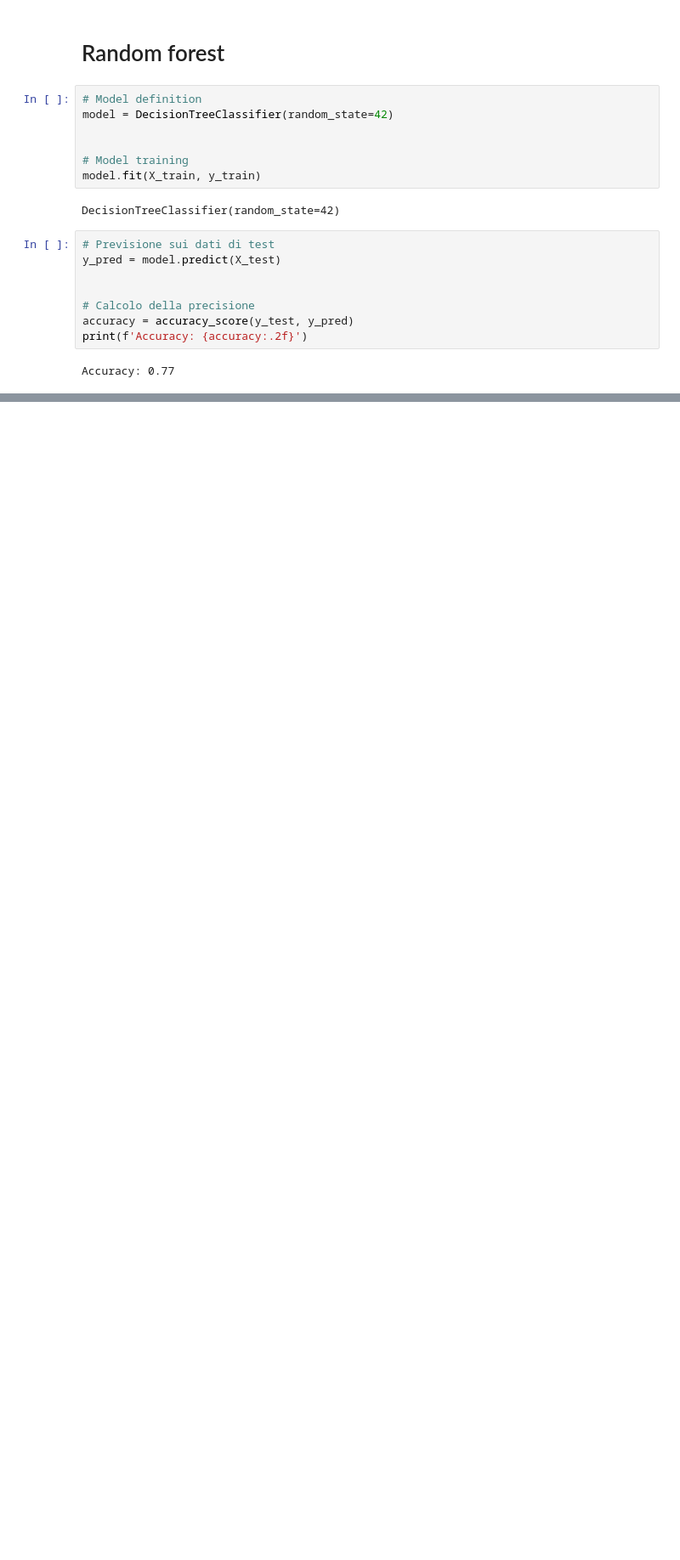
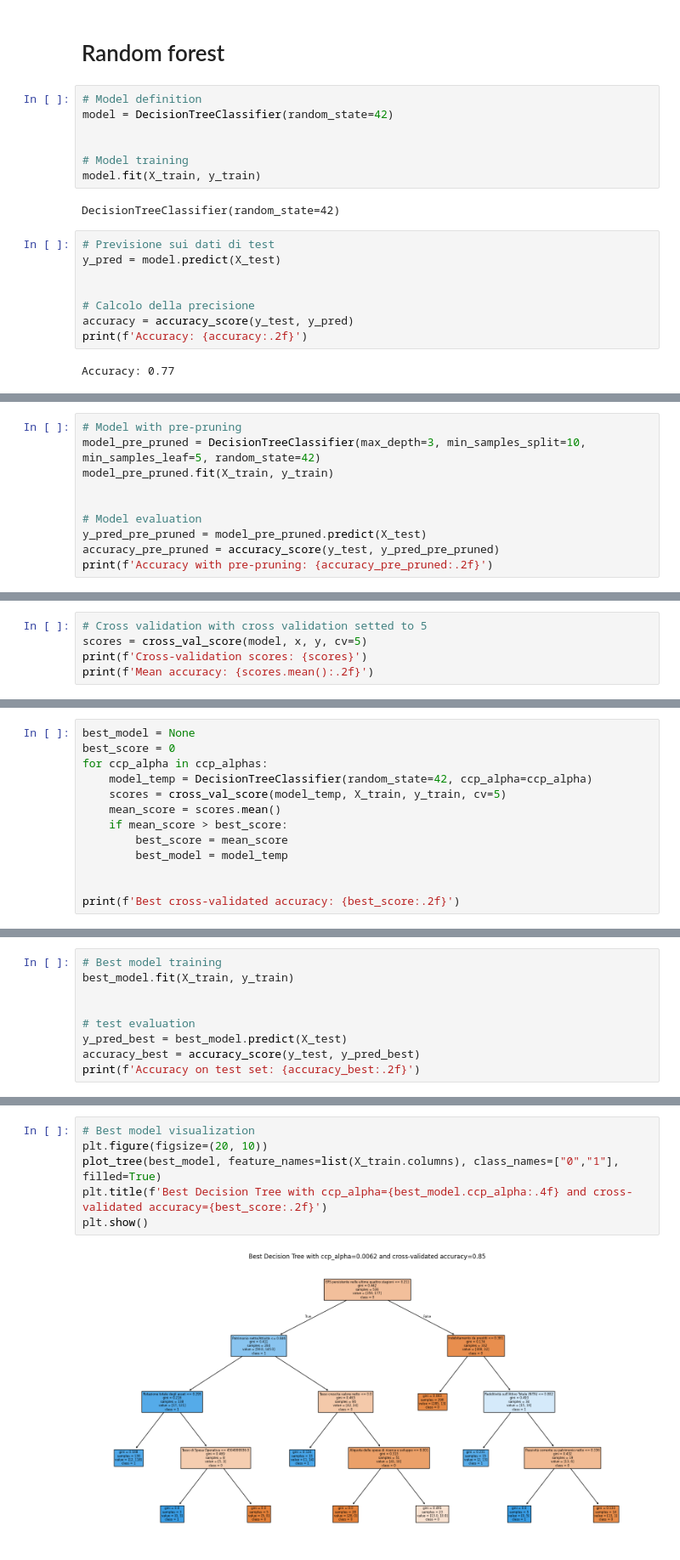
Before and after one commit to PierandreaMartella/CompanyBankruptcyPrediction, a Jupyter notebook: Main.ipynb, the cells around one changed output, grey strips where cells are left out. Shown at 85% size. Saved outputs shown, nothing was run; the diff lists cells and outputs as text; blank space fills up the shorter version.

Commit message:
cross validation

```diff
--- a/Main.ipynb
+++ b/Main.ipynb
@@ -850,0 +883,10 @@ NameError: name 'plt' is not defined
+# %%
+# Model with pre-pruning
+model_pre_pruned = DecisionTreeClassifier(max_depth=3, min_samples_split=10, min_samples_leaf=5, random_state=42)
+model_pre_pruned.fit(X_train, y_train)
+
+
+# Model evaluation
+y_pred_pre_pruned = model_pre_pruned.predict(X_test)
+accuracy_pre_pruned = accuracy_score(y_test, y_pred_pre_pruned)
+print(f'Accuracy with pre-pruning: {accuracy_pre_pruned:.2f}')
@@ -850,0 +921,5 @@ NameError: name 'plt' is not defined
+# %%
+# Cross validation with cross validation setted to 5
+scores = cross_val_score(model, x, y, cv=5)
+print(f'Cross-validation scores: {scores}')
+print(f'Mean accuracy: {scores.mean():.2f}')
@@ -850,0 +931,13 @@ NameError: name 'plt' is not defined
+# %%
+best_model = None
+best_score = 0
+for ccp_alpha in ccp_alphas:
+    model_temp = DecisionTreeClassifier(random_state=42, ccp_alpha=ccp_alpha)
+    scores = cross_val_score(model_temp, X_train, y_train, cv=5)
+    mean_score = scores.mean()
+    if mean_score > best_score:
+        best_score = mean_score
+        best_model = model_temp
+
+
+print(f'Best cross-validated accuracy: {best_score:.2f}')
@@ -850,0 +946,9 @@ NameError: name 'plt' is not defined
+# %%
+# Best model training
+best_model.fit(X_train, y_train)
+
+
+# test evaluation
+y_pred_best = best_model.predict(X_test)
+accuracy_best = accuracy_score(y_test, y_pred_best)
+print(f'Accuracy on test set: {accuracy_best:.2f}')
@@ -850,0 +957,8 @@ NameError: name 'plt' is not defined
+# %%
+# Best model visualization
+plt.figure(figsize=(20, 10))
+plot_tree(best_model, feature_names=list(X_train.columns), class_names=["0","1"], filled=True)
+plt.title(f'Best Decision Tree with ccp_alpha={best_model.ccp_alpha:.4f} and cross-validated accuracy={best_score:.2f}')
+plt.show()
+# %% [output]
+[figure, added]
```
Also changed, not shown: parts of 16 cells of this notebook.
